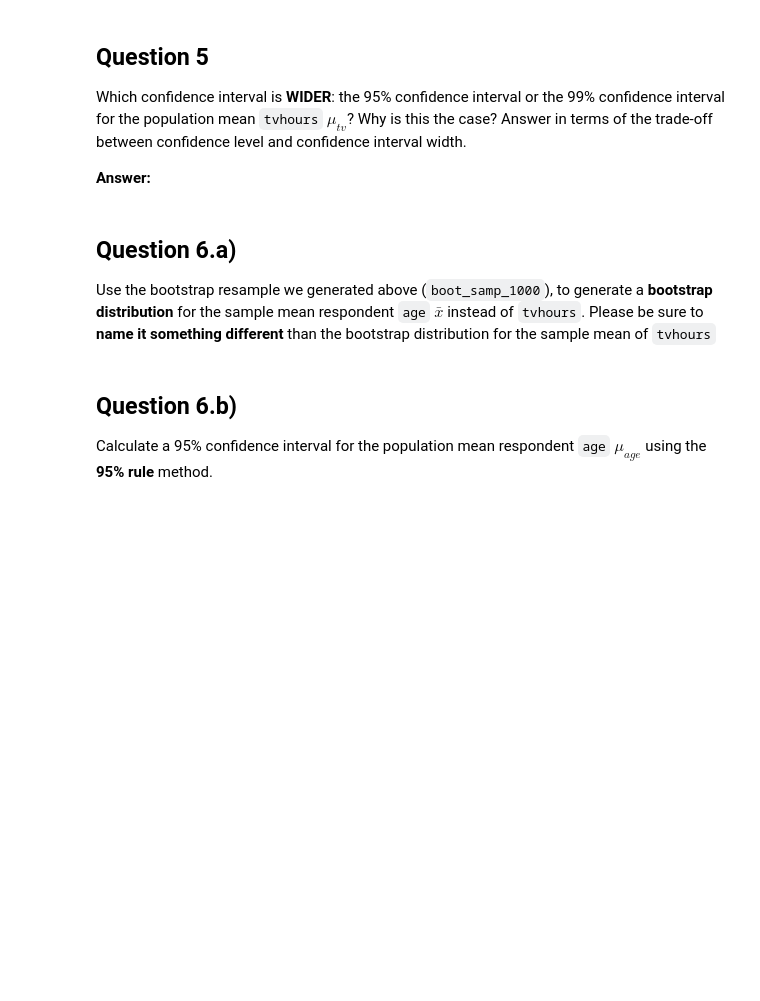
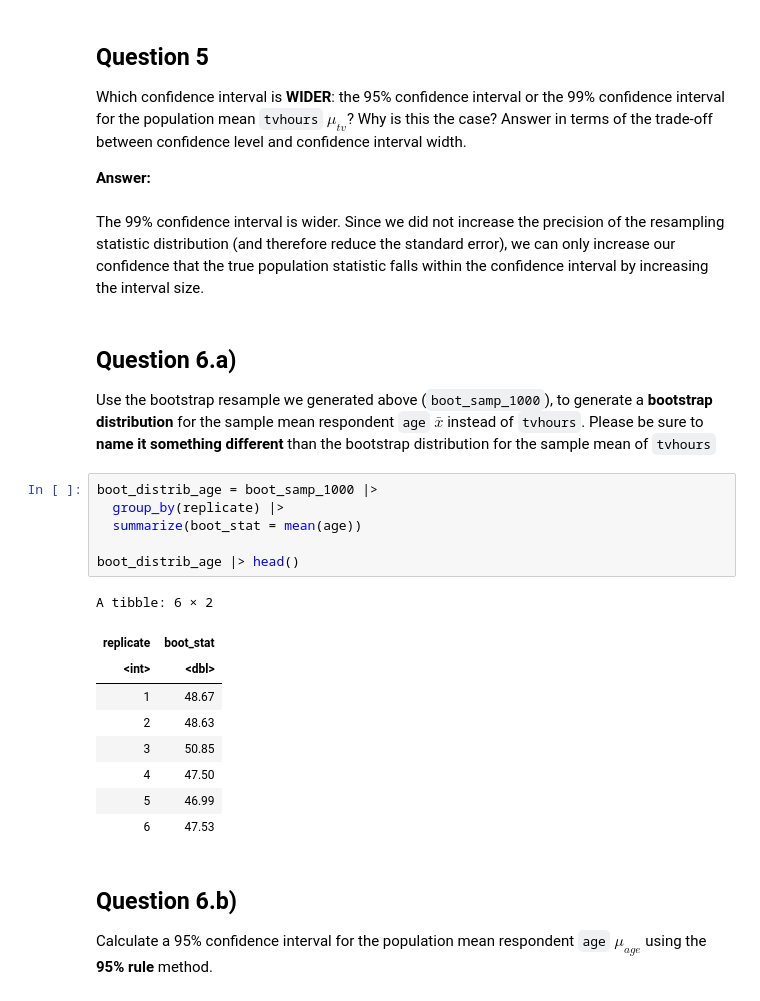
Before and after one commit to UNC-DATA-730/unit-8-assignment-williamsmaddie, a Jupyter notebook: assignment8.ipynb, the cells around one changed output. Saved outputs shown, nothing was run; the diff lists cells and outputs as text; blank space fills up the shorter version.

```diff
--- a/assignment8.ipynb
+++ b/assignment8.ipynb
@@ -222,6 +302,8 @@ $\mu_{tv}$? Why is this the case? Answer in terms of the trade-off
 between confidence level and confidence interval width.
 
 **Answer:**
+# %% [markdown]
+The 99% confidence interval is wider. Since we did not increase the precision of the resampling statistic distribution (and therefore reduce the standard error), we can only increase our confidence that the true population statistic falls within the confidence interval by increasing the interval size.
 # %% [markdown]
 ## Question 6.a)
 
@@ -230,6 +312,22 @@ generate a **bootstrap distribution** for the sample mean respondent
 `age` $\bar{x}$ instead of `tvhours`. Please be sure to **name it
 something different** than the bootstrap distribution for the sample
 mean of `tvhours`
+# %%
+boot_distrib_age = boot_samp_1000 |>
+  group_by(replicate) |>
+  summarize(boot_stat = mean(age))
+
+boot_distrib_age |> head()
+# %% [output]
+A tibble: 6 × 2
+| replicate | boot_stat |
+| <int> | <dbl> |
+| 1 | 48.67 |
+| 2 | 48.63 |
+| 3 | 50.85 |
+| 4 | 47.50 |
+| 5 | 46.99 |
+| 6 | 47.53 |
 # %% [markdown]
 ## Question 6.b)
 
```
Also changed, not shown: parts of 24 cells of this notebook.
